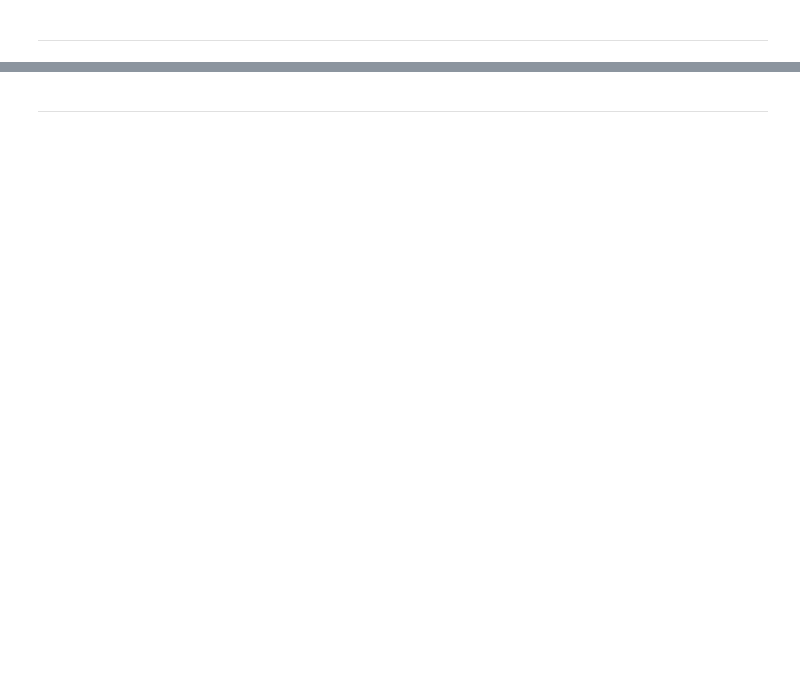
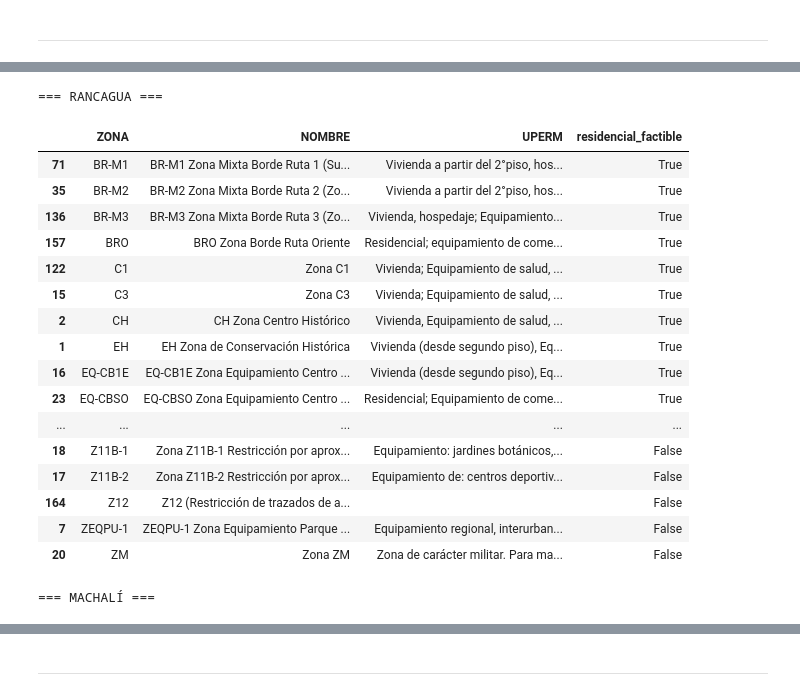
Before and after one commit to leocastrosalas/EMLU, a Jupyter notebook: lab_04/lab_04.ipynb, the cells around one changed output, grey strips where cells are left out. Saved outputs shown, nothing was run; the diff lists cells and outputs as text; code cells hidden in the pictures; blank space fills up the shorter version.

```diff
--- a/lab_04/lab_04.ipynb
+++ b/lab_04/lab_04.ipynb
@@ -78,0 +275,64 @@ Successfully installed xlogit-0.2.7
+# %%
+# Identificar zonas con uso residencial general
+
+def permite_residencial(uso):
+    uso = str(uso).lower()
+
+    # Debe mencionar vivienda o residencial
+    permite = ('vivienda' in uso) or ('residencial' in uso)
+
+    # Excluir vivienda únicamente asociada a cuidador
+    solo_cuidador = (
+        ('vivienda del cuidador' in uso) or
+        ('vivienda cuidador' in uso) or
+        ('vivienda (cuidador)' in uso)
+    )
+
+    return permite and not solo_cuidador
+
+
+prc_rancagua['residencial_factible'] = (
+    prc_rancagua['UPERM'].apply(permite_residencial)
+)
+
+prc_machali['residencial_factible'] = (
+    prc_machali['UPERM'].apply(permite_residencial)
+)
+# %%
+print("=== RANCAGUA ===")
+display(
+    prc_rancagua[
+        ['ZONA', 'NOMBRE', 'UPERM', 'residencial_factible']
+    ]
+    .drop_duplicates()
+    .sort_values(['residencial_factible', 'ZONA'], ascending=[False, True])
+)
+
+print("\n=== MACHALÍ ===")
+display(
+    prc_machali[
+        ['ZONA', 'NOMBRE', 'UPERM', 'residencial_factible']
+    ]
+    .drop_duplicates()
+    .sort_values(['residencial_factible', 'ZONA'], ascending=[False, True])
+)
+# %% [output]
+=== RANCAGUA ===
+|  | ZONA | NOMBRE | UPERM | residencial_factible |
+| 71 | BR-M1 | BR-M1 Zona Mixta Borde Ruta 1 (Su... | Vivienda a partir del 2°piso, hos... | True |
+| 35 | BR-M2 | BR-M2 Zona Mixta Borde Ruta 2 (Zo... | Vivienda a partir del 2°piso, hos... | True |
+| 136 | BR-M3 | BR-M3 Zona Mixta Borde Ruta 3 (Zo... | Vivienda, hospedaje; Equipamiento... | True |
+| 157 | BRO | BRO Zona Borde Ruta Oriente | Residencial; equipamiento de come... | True |
+| 122 | C1 | Zona C1 | Vivienda; Equipamiento de salud, ... | True |
+| 15 | C3 | Zona C3 | Vivienda; Equipamiento de salud, ... | True |
+| 2 | CH | CH Zona Centro Histórico | Vivienda, Equipamiento de salud, ... | True |
+| 1 | EH | EH Zona de Conservación Histórica | Vivienda (desde segundo piso), Eq... | True |
+| 16 | EQ-CB1E | EQ-CB1E Zona Equipamiento Centro ... | Vivienda (desde segundo piso), Eq... | True |
+| 23 | EQ-CBSO | EQ-CBSO Zona Equipamiento Centro ... | Residencial; Equipamiento de come... | True |
+| ... | ... | ... | ... | ... |
+| 18 | Z11B-1 | Zona Z11B-1 Restricción por aprox... | Equipamiento: jardines botánicos,... | False |
+| 17 | Z11B-2 | Zona Z11B-2 Restricción por aprox... | Equipamiento de: centros deportiv... | False |
+| 164 | Z12 | Z12 (Restricción de trazados de a... |  | False |
+| 7 | ZEQPU-1 | ZEQPU-1 Zona Equipamiento Parque ... | Equipamiento regional, interurban... | False |
+| 20 | ZM | Zona ZM | Zona de carácter militar. Para ma... | False |
+=== MACHALÍ ===
```
Also changed, not shown: parts of 57 cells of this notebook.
